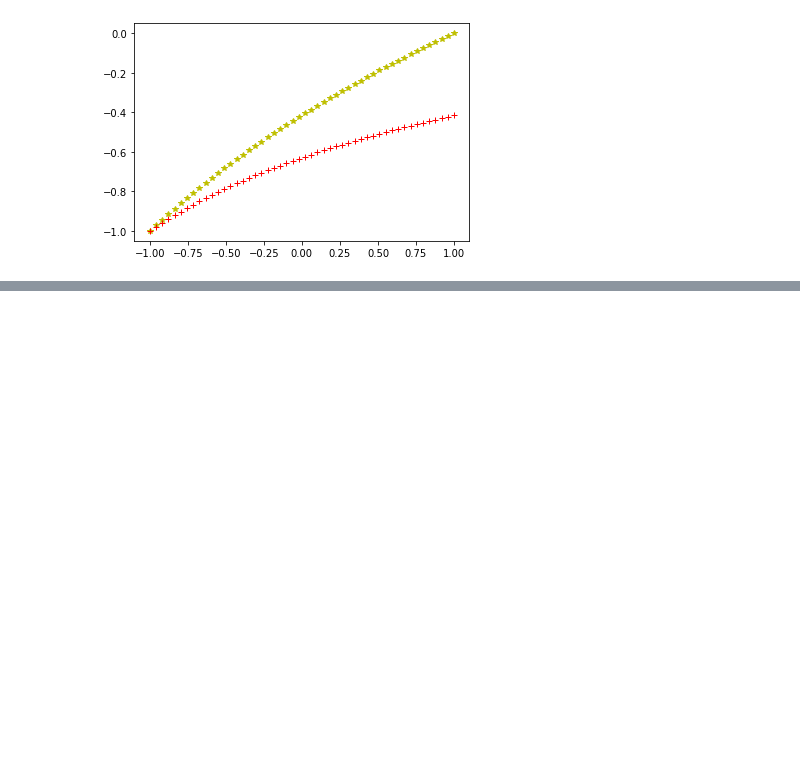
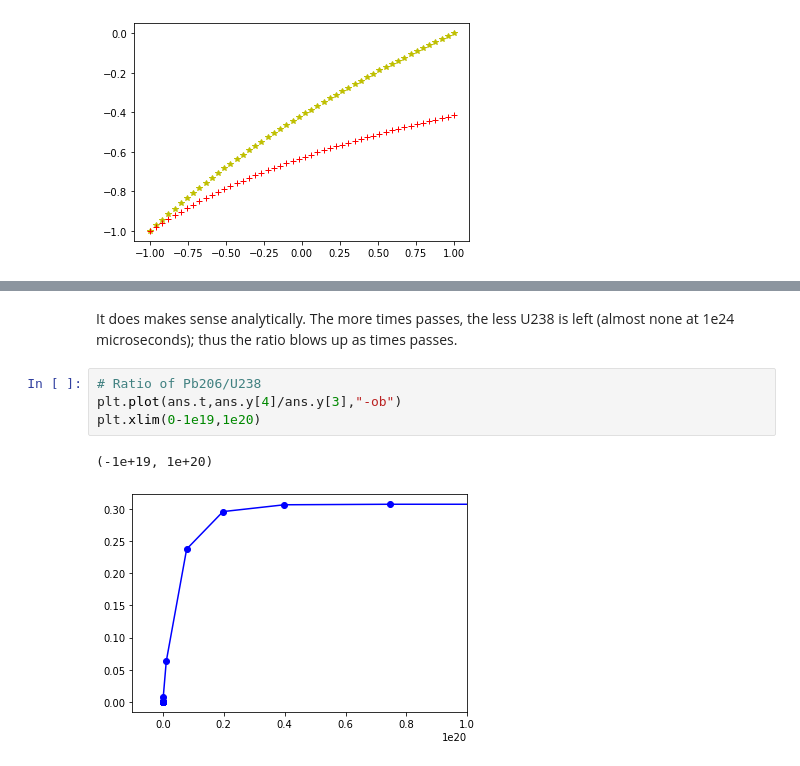
Before and after one commit to RphlFrmnt/PHYS512, a Jupyter notebook: Assign_2.ipynb, the cells around one changed output, grey strips where cells are left out. Saved outputs shown, nothing was run; the diff lists cells and outputs as text; blank space fills up the shorter version.

Commit message:
Assingnment#2, #1 and #3 done, #2 not done (no time)

```diff
--- a/Assign_2.ipynb
+++ b/Assign_2.ipynb
@@ -261,0 +252,9 @@ Plot the ratio of Pb206 to U238 as a function of time over a region where it’s
+# %% [markdown]
+It does makes sense analytically. The more times passes, the less U238 is left (almost none at 1e24 microseconds); thus the ratio blows up as times passes.
+# %%
+# Ratio of Pb206/U238
+plt.plot(ans.t,ans.y[4]/ans.y[3],"-ob")
+plt.xlim(0-1e19,1e20)
+# %% [output]
+(-1e+19, 1e+20)
+[figure, added]
```
Also changed, not shown: parts of 8 cells of this notebook.
